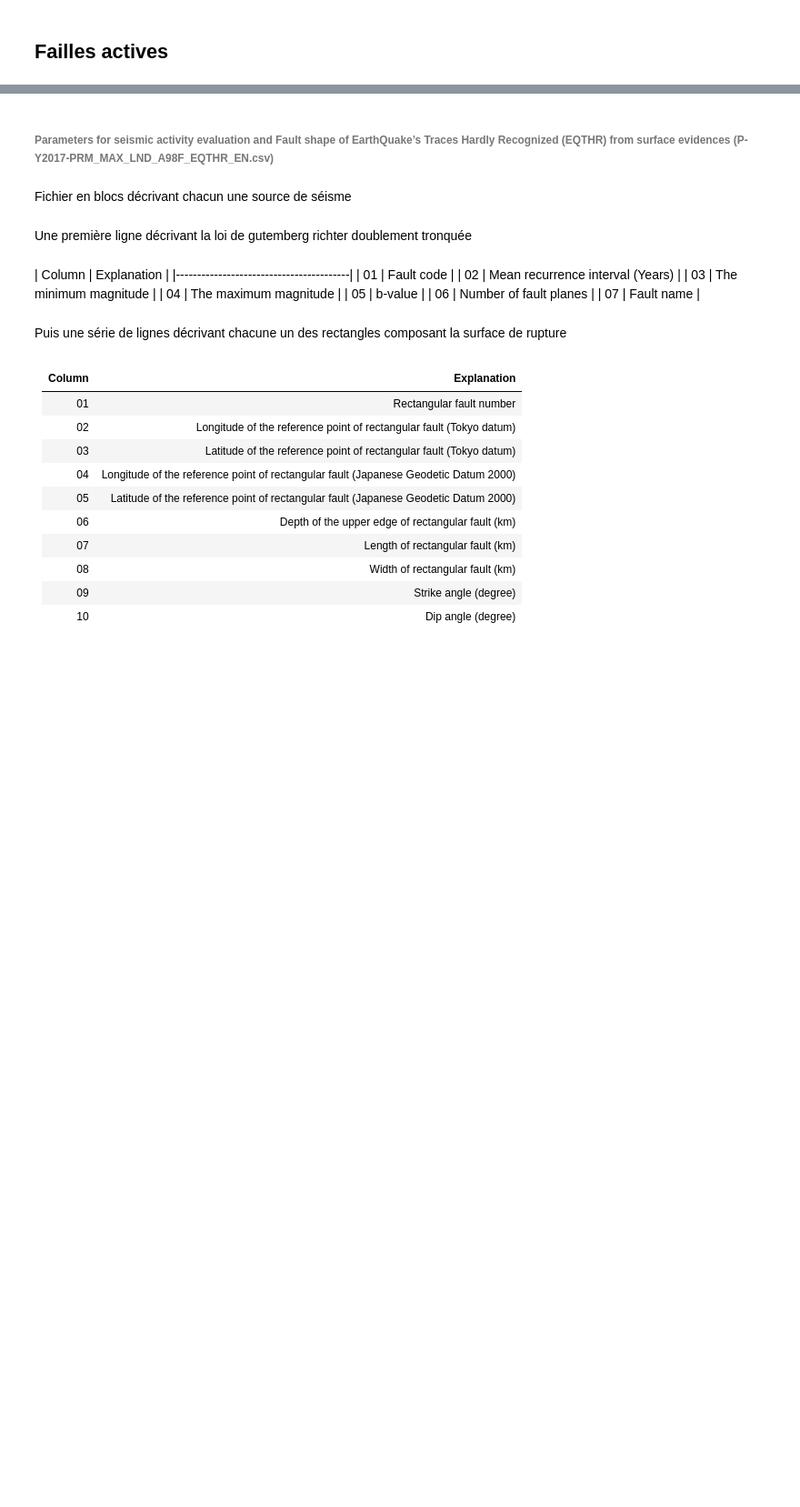
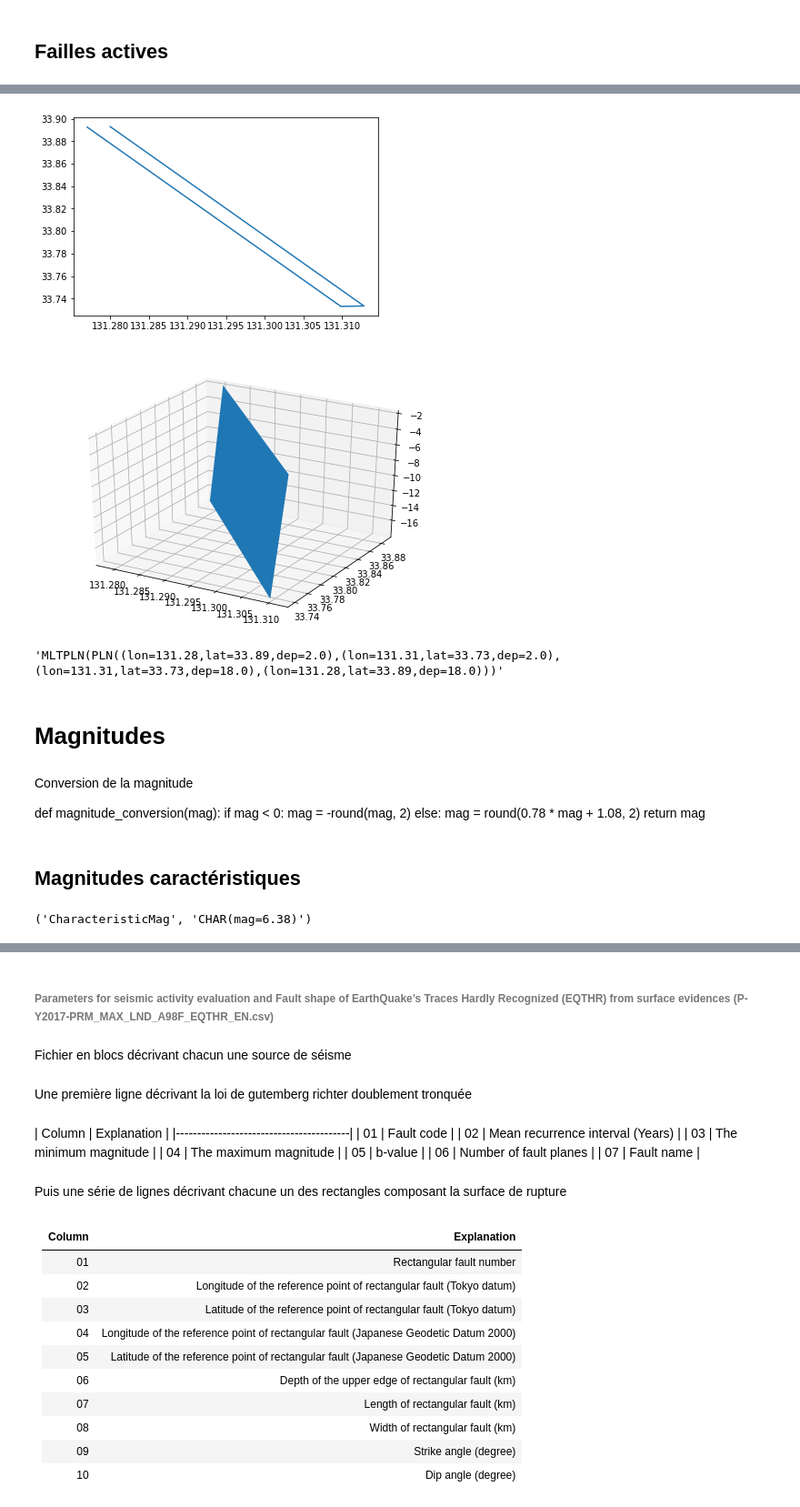
Before and after one commit to charlesco/EQCAT, a Jupyter notebook: 07-Notebooks/parsing_description.ipynb, the cells around one changed output, grey strips where cells are left out. Shown: that part at 91% size. Saved outputs shown, nothing was run; the diff lists cells and outputs as text; code cells hidden in the pictures; blank space fills up the shorter version.

```diff
--- a/07-Notebooks/parsing_description.ipynb
+++ b/07-Notebooks/parsing_description.ipynb
@@ -22,0 +21,2 @@ results_path = "../08-Results/01-Parsing Reports/"
+# %%
+yesy = parse_quakes('all active faults')
@@ -22,0 +104,24 @@ results_path = "../08-Results/01-Parsing Reports/"
+# %%
+yesy['F019101'].shape.plot2d(), yesy['F019101'].shape.plot3d()
+yesy['F019101'].shape.desc()
+# %% [output]
+[figure, added]
+[figure, added]
+'MLTPLN(PLN((lon=131.28,lat=33.89,dep=2.0),(lon=131.31,lat=33.73,dep=2.0),(lon=131.31,lat=33.73,dep=18.0),(lon=131.28,lat=33.89,dep=18.0)))'
+# %% [markdown]
+# Magnitudes
+# %% [markdown]
+Conversion de la magnitude
+
+def magnitude_conversion(mag):
+    if mag < 0:
+        mag = -round(mag, 2)
+    else:
+        mag = round(0.78 * mag + 1.08, 2)
+    return mag
+# %% [markdown]
+## Magnitudes caractéristiques
+# %%
+yesy['F019101'].mag.type, yesy['F019101'].mag.desc()
+# %% [output]
+('CharacteristicMag', 'CHAR(mag=6.38)')
```
Also changed, not shown: parts of 16 cells of this notebook, 8 other files.
